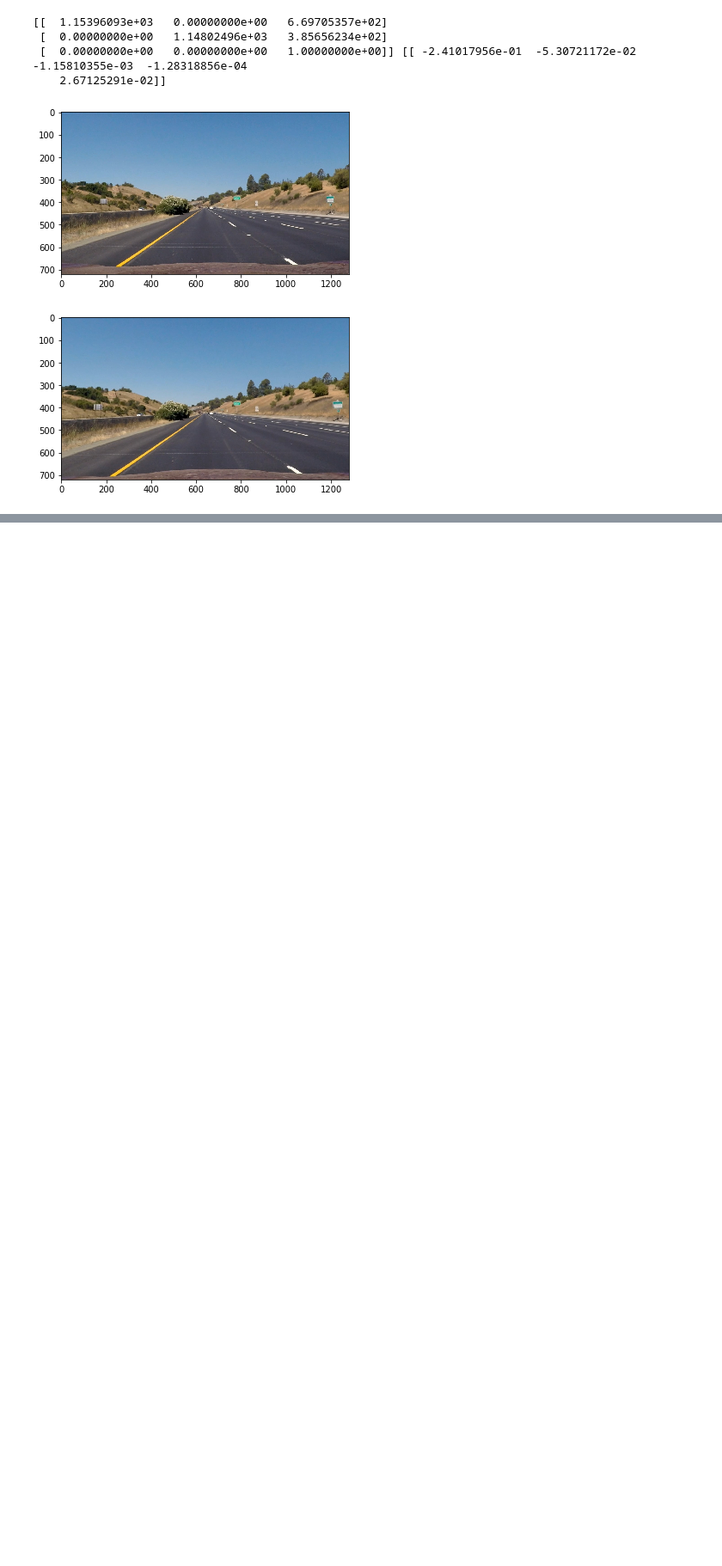
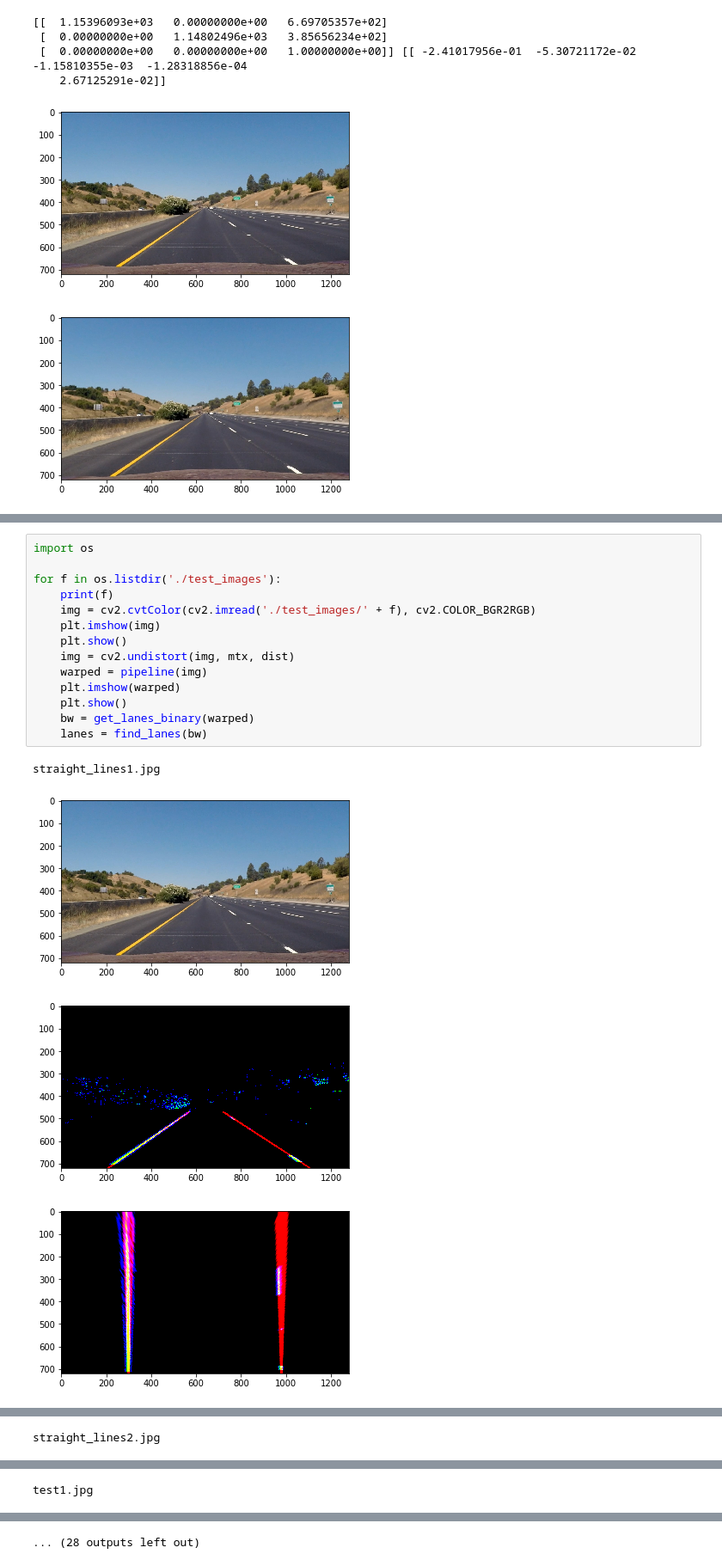
Before and after one commit to frankcarey/CarND-Advanced-Lane-Lines, a Jupyter notebook: assignment.ipynb, the cells around one changed output, grey strips where cells are left out. Shown at 86% size. Drawn from its saved outputs; the diff is of its cells as text; blank space fills up the shorter version.

```diff
--- a/assignment.ipynb
+++ b/assignment.ipynb
@@ -395,0 +383,19 @@ lanes = find_lanes(bw)
+# %%
+import os
+
+for f in os.listdir('./test_images'):
+    print(f)
+    img = cv2.cvtColor(cv2.imread('./test_images/' + f), cv2.COLOR_BGR2RGB)
+    plt.imshow(img)
+    plt.show()
+    img = cv2.undistort(img, mtx, dist)
+    warped = pipeline(img)
+    plt.imshow(warped)
+    plt.show()
+    bw = get_lanes_binary(warped)
+    lanes = find_lanes(bw)
+# %% [output]
+straight_lines1.jpg
+[figure, added]
+[figure, added]
+[figure, added]
@@ -395,0 +403 @@ lanes = find_lanes(bw)
+straight_lines2.jpg
@@ -395,0 +408 @@ lanes = find_lanes(bw)
+test1.jpg
@@ -395,0 +410 @@ lanes = find_lanes(bw)
+... (28 outputs left out)
```
Also changed, not shown: parts of 3 cells of this notebook.
